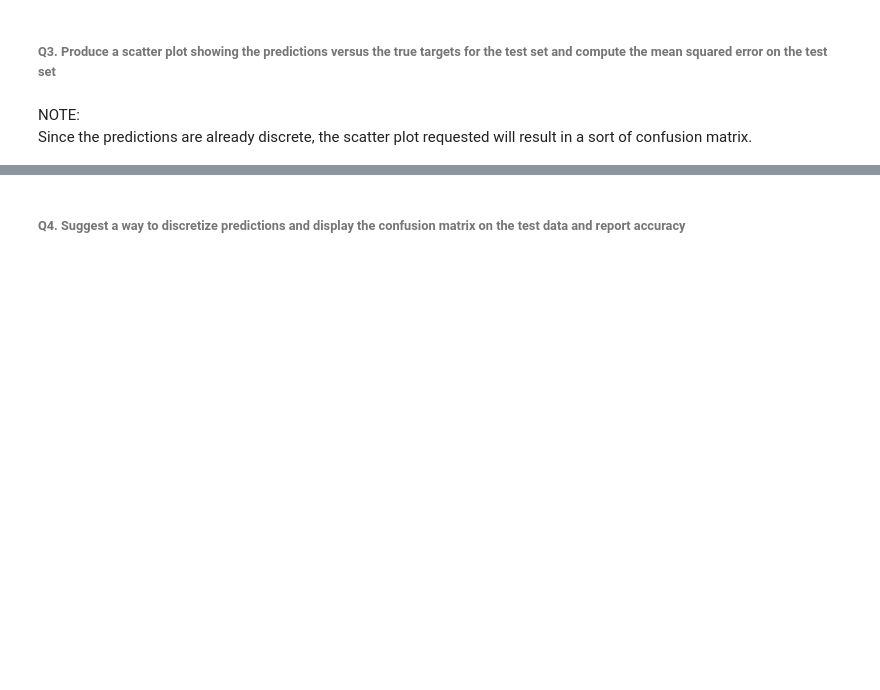
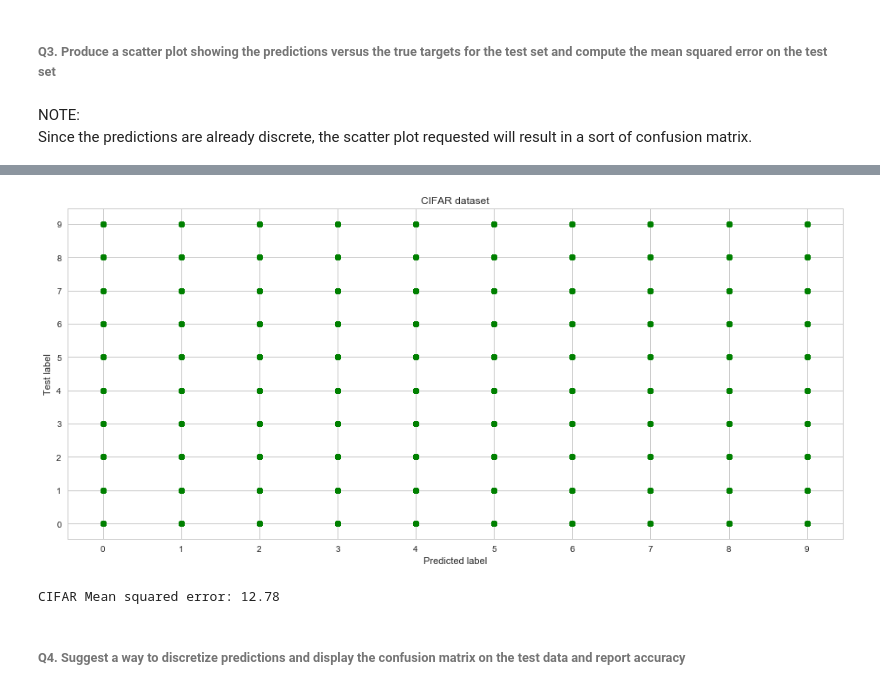
Before and after one commit to alegaballo/ASI, a Jupyter notebook: assesment/assesment.ipynb, the cells around one changed output, grey strips where cells are left out. Saved outputs shown, nothing was run; the diff lists cells and outputs as text; code cells hidden in the pictures; blank space fills up the shorter version.

```diff
--- a/assesment/assesment.ipynb
+++ b/assesment/assesment.ipynb
@@ -508,13 +519,18 @@ NameError: name 'mnist_predicted_blr' is not defined
 # %%
 plt.figure(figsize=(16,7))
 sns.regplot(cifar_predicted_blr, cifar_test_label, fit_reg=False, color='G')
+plt.xlabel('Predicted label')
+plt.ylabel('Test label')
 plt.xticks(np.arange(10))
 plt.yticks(np.arange(10))
 plt.title("CIFAR dataset")
 plt.legend()
 plt.show()
 msq = mean_squared_error(cifar_test_label, cifar_predicted_blr)
 print("CIFAR Mean squared error: {:.2f}".format(msq))
+# %% [output]
+[figure, added]
+CIFAR Mean squared error: 12.78
 # %% [markdown]
 ###### Q4. Suggest a way to discretize predictions and display the confusion matrix on the test data and report accuracy
 # %% [markdown]
```
Also changed, not shown: parts of 8 cells of this notebook.
